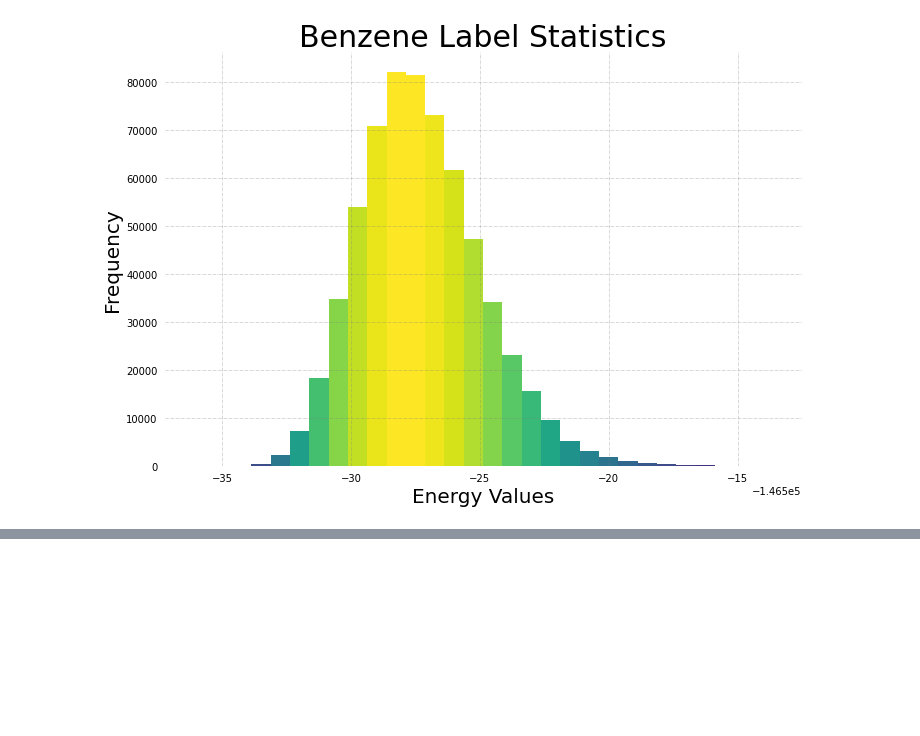
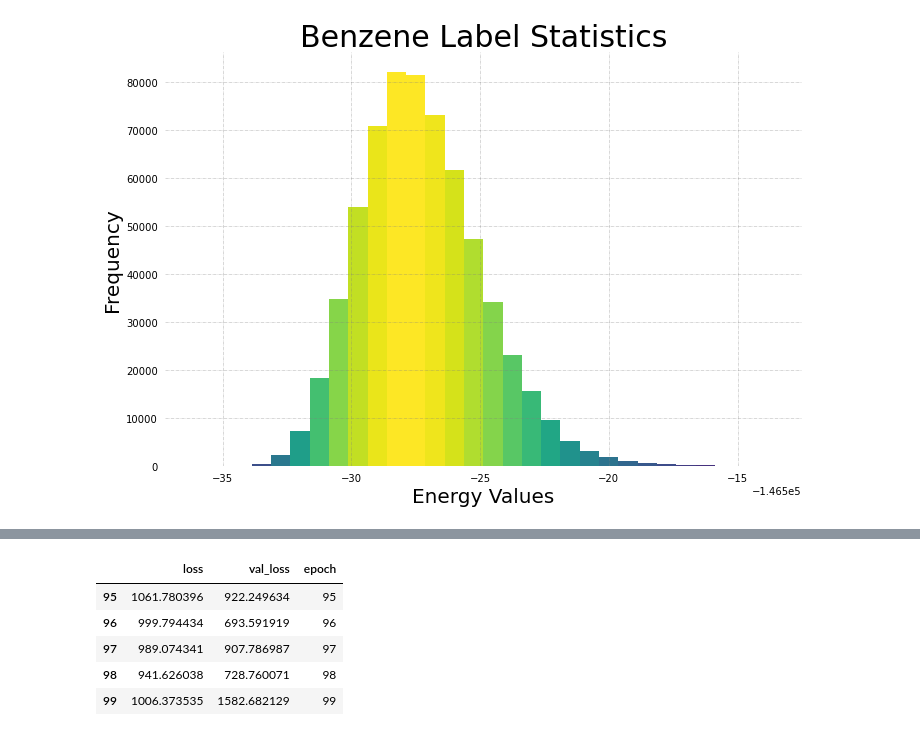
Before and after one commit to shaunak-badani/Energy-Prediction, a Jupyter notebook: Energy Prediction.ipynb, the cells around one changed output, grey strips where cells are left out. Cells and saved outputs as stored; diff of their text form; code cells hidden in the pictures; blank space fills up the shorter version.

```diff
--- a/Energy Prediction.ipynb
+++ b/Energy Prediction.ipynb
@@ -79,0 +99,5 @@ plt.savefig("images/{}_label_statistics.png".format(mol))
+# %%
+model = keras.Sequential([layers.Flatten(input_shape = (12, 3)), layers.Dense(20, activation = tf.nn.relu),
+                            layers.Dense(10, activation = tf.nn.relu),
+                            layers.Dense(1)])
+model.build()
@@ -79,0 +144,11 @@ plt.savefig("images/{}_label_statistics.png".format(mol))
+# %%
+hist = pd.DataFrame(history.history)
+hist['epoch'] = history.epoch
+hist.tail()
+# %% [output]
+|  | loss | val_loss | epoch |
+| 95 | 1061.780396 | 922.249634 | 95 |
+| 96 | 999.794434 | 693.591919 | 96 |
+| 97 | 989.074341 | 907.786987 | 97 |
+| 98 | 941.626038 | 728.760071 | 98 |
+| 99 | 1006.373535 | 1582.682129 | 99 |
```
Also changed, not shown: parts of 16 cells of this notebook, 2 other files.
